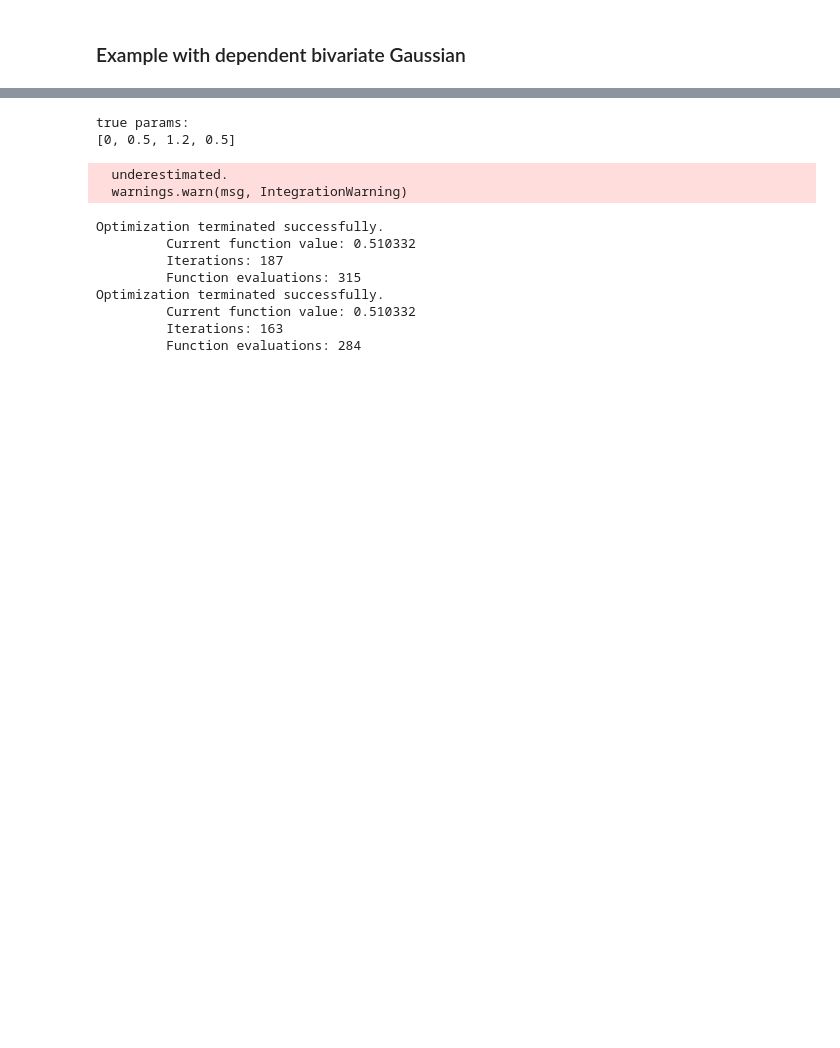
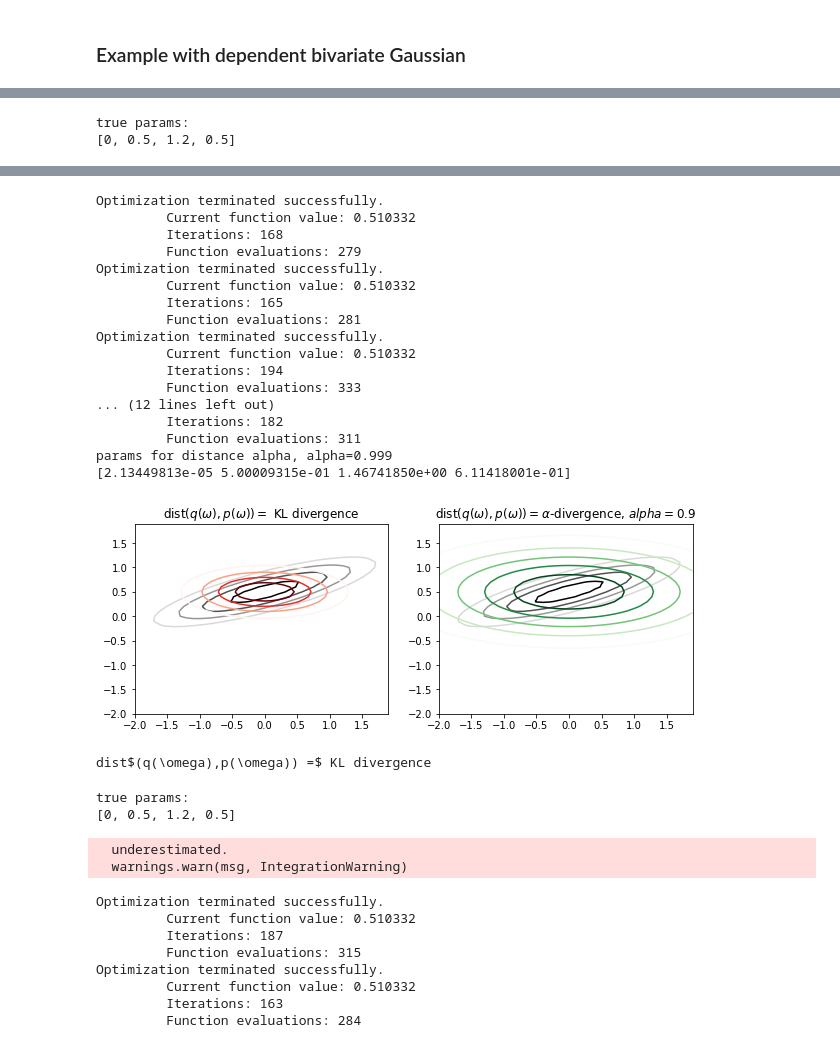
Before and after one commit to AudOlivier/UQ_in_ML, a Jupyter notebook: Principles_Variational_Inference .ipynb, the cells around one changed output, grey strips where cells are left out. Cells and saved outputs as stored; diff of their text form; code cells hidden in the pictures; blank space fills up the shorter version.

```diff
--- a/Principles_Variational_Inference .ipynb
+++ b/Principles_Variational_Inference .ipynb
@@ -282,0 +305,33 @@ plt.show()
+# %%
+mu1=0; std1=1.2; mu2=0.5; std2=0.5; rho=0.8
+def gaussian_fixed(x):
+    return bivariate_gaussian(x, mu1, mu2, std1, std2, rho)
+
+fig, ax = plt.subplots(ncols=2, figsize=(10, 3.5))
+x, y = np.mgrid[-2:2:.1, -2:2:.1]
+X = np.concatenate([x.reshape((-1,1)), y.reshape((-1,1))], axis=-1)
+ax[0].contour(x, y, gaussian_fixed(X).reshape(x.shape), 5, cmap='Greys')
+ax[0].set_title('true p')
+ax[1].contour(x, y, gaussian_fixed(X).reshape(x.shape), 5, cmap='Greys')
+ax[1].set_title('true p')
+print('true params:')
+print([mu1, mu2, std1, std2])
+
+distances = ['kl', 'alpha']
+alphas = [None, 0.999]
+cmapss = ['Reds', 'Greens']
+titles = [r'dist$(q(\omega),p(\omega)) =$ KL divergence',
+          r'dist$(q(\omega),p(\omega)) = \alpha$-divergence, $\alpha=0.9$']
+# run the optimization problem
+for i in range(2):
+    res = minimize_distance(dimension=2, p=gaussian_fixed, q=gaussian, distance_type=distances[i], alpha=alphas[i],
+                            n_iter=3, bounds=None, logq=log_gaussian, method='Nelder-Mead', verbose=True)
+    ax[i].contour(x, y, gaussian(X, res).reshape(x.shape), 5, cmap=cmapss[i])
+    ax[i].set_title(titles[i], fontsize=14)
+    ax[i].set_xlabel(r'$\omega_{1}$', fontsize=12); ax[i].set_ylabel(r'$\omega_{2}$', fontsize=12)
+    print('params for '+'distance '+distances[i]+', alpha={}'.format(alphas[i]))
+    print(res)
+plt.show(fig)
+# %% [output]
+true params:
+[0, 0.5, 1.2, 0.5]
@@ -283,3 +340,25 @@ plt.show()
+Optimization terminated successfully.
+         Current function value: 0.510332
+         Iterations: 168
+         Function evaluations: 279
+Optimization terminated successfully.
+         Current function value: 0.510332
+         Iterations: 165
+         Function evaluations: 281
+Optimization terminated successfully.
+         Current function value: 0.510332
+         Iterations: 194
+         Function evaluations: 333
+... (12 lines left out)
+         Iterations: 182
+         Function evaluations: 311
+params for distance alpha, alpha=0.999
+[2.13449813e-05 5.00009315e-01 1.46741850e+00 6.11418001e-01]
+[figure, added]
+# %%
+print(r'dist$(q(\omega),p(\omega)) =$ KL divergence')
+# %% [output]
+dist$(q(\omega),p(\omega)) =$ KL divergence
 # %%
 mu1=0; std1=1.2; mu2=0.5; std2=0.5; rho=0.8
 def gaussian_fixed(x):
```
Also changed, not shown: parts of 5 cells of this notebook, 17 other files.
